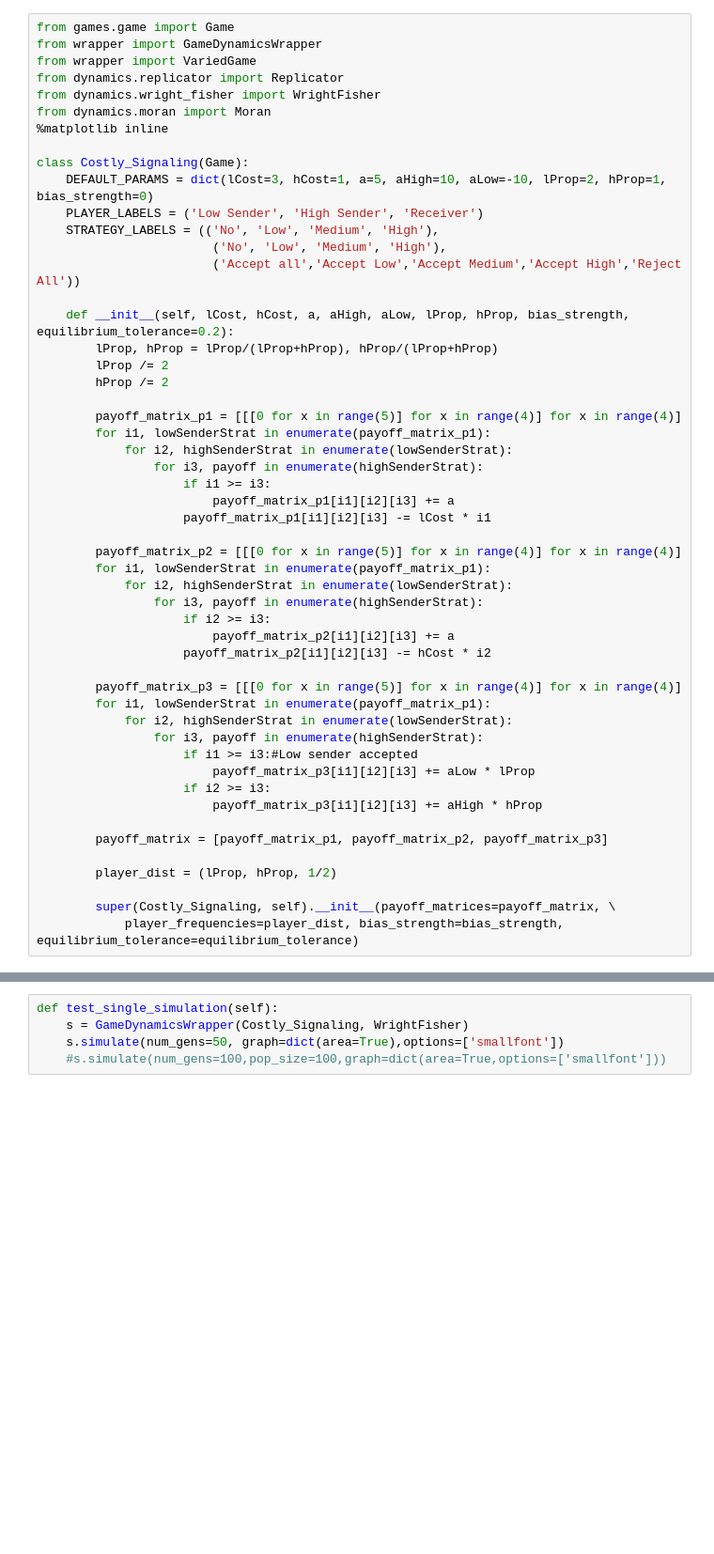
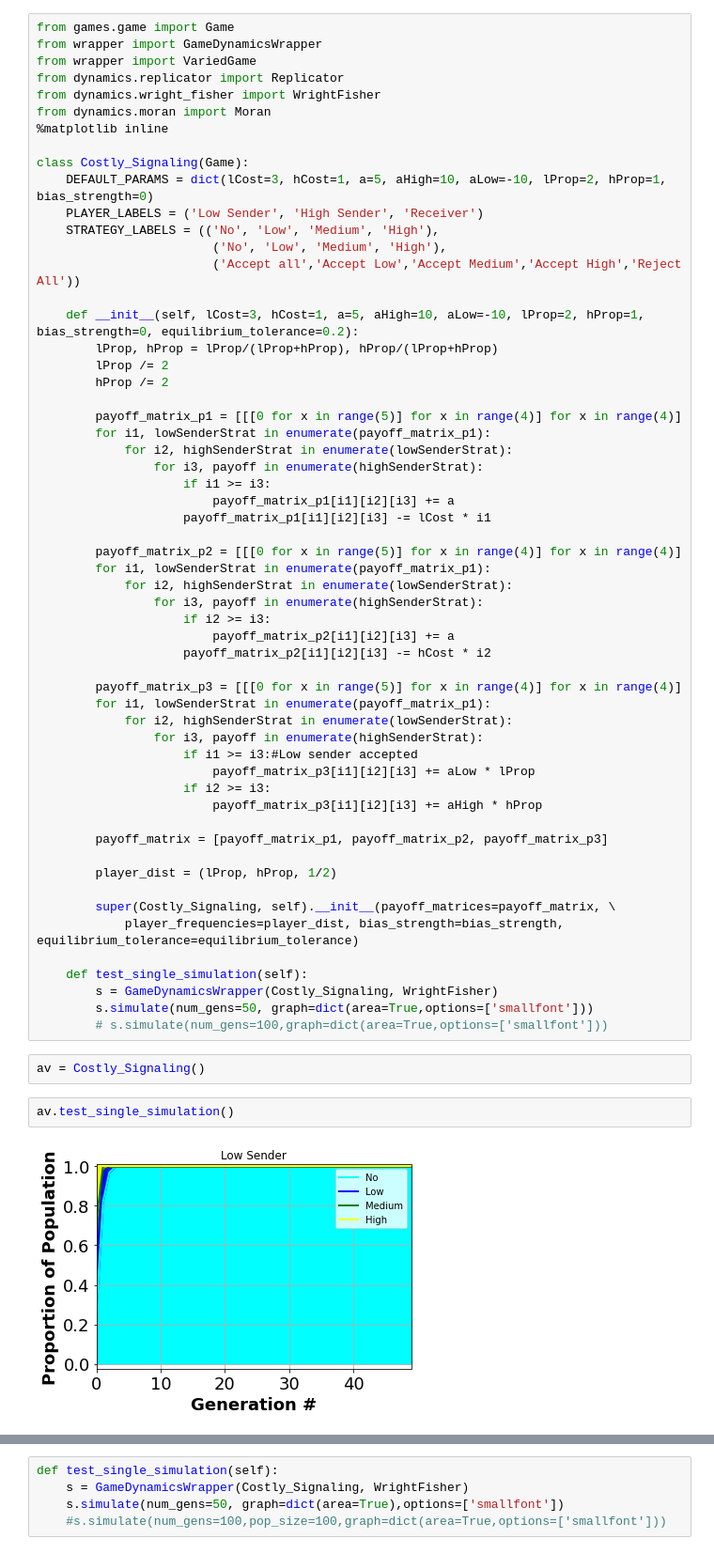
Before and after one commit to mkspwr/dynamics_sim, a Jupyter notebook: dynamics_sim-master/Costly Signaling.ipynb, the cells around one changed output, grey strips where cells are left out. Shown: that part at 94% size. Saved outputs shown, nothing was run; the diff lists cells and outputs as text; blank space fills up the shorter version.

```diff
--- a/dynamics_sim-master/Costly Signaling.ipynb
+++ b/dynamics_sim-master/Costly Signaling.ipynb
@@ -14,7 +14,7 @@ class Costly_Signaling(Game):
                         ('No', 'Low', 'Medium', 'High'),
                         ('Accept all','Accept Low','Accept Medium','Accept High','Reject All'))
 
-    def __init__(self, lCost, hCost, a, aHigh, aLow, lProp, hProp, bias_strength, equilibrium_tolerance=0.2):
+    def __init__(self, lCost=3, hCost=1, a=5, aHigh=10, aLow=-10, lProp=2, hProp=1, bias_strength=0, equilibrium_tolerance=0.2):
         lProp, hProp = lProp/(lProp+hProp), hProp/(lProp+hProp)
         lProp /= 2
         hProp /= 2
@@ -50,3 +50,14 @@ class Costly_Signaling(Game):
 
         super(Costly_Signaling, self).__init__(payoff_matrices=payoff_matrix, \
             player_frequencies=player_dist, bias_strength=bias_strength, equilibrium_tolerance=equilibrium_tolerance)
+
+    def test_single_simulation(self):
+        s = GameDynamicsWrapper(Costly_Signaling, WrightFisher)
+        s.simulate(num_gens=50, graph=dict(area=True,options=['smallfont']))
+        # s.simulate(num_gens=100,graph=dict(area=True,options=['smallfont']))
+# %%
+av = Costly_Signaling()
+# %%
+av.test_single_simulation()
+# %% [output]
+[figure, added]
```
Also changed, not shown: parts of 1 cell of this notebook.
